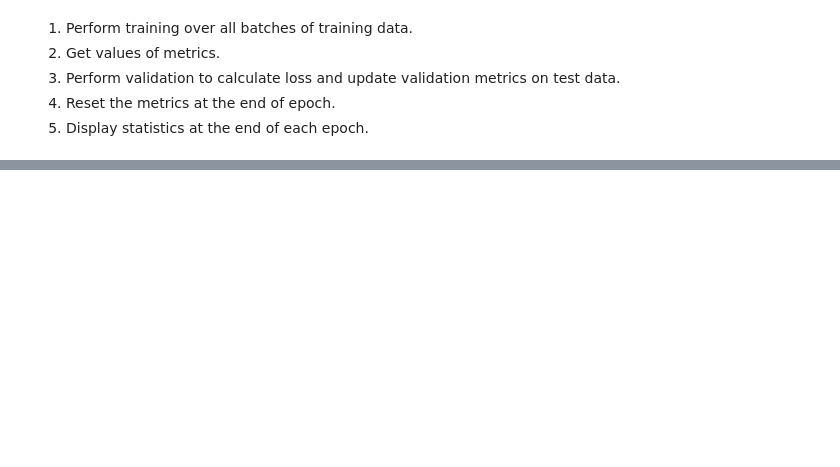
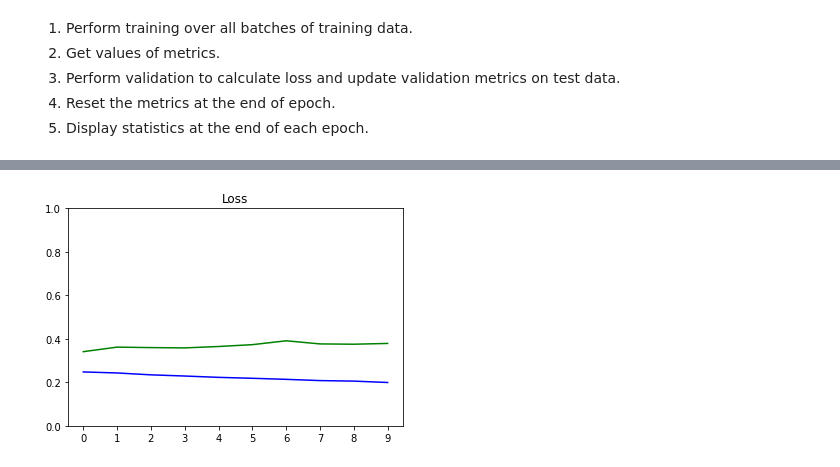
Before and after one commit to brilliant-ember/Machine_learning_notes, a Jupyter notebook: advanced_TF_specialization/course_2_labs/fashion_mnist_custom_training_loops.ipynb, the cells around one changed output, grey strips where cells are left out. Saved outputs shown, nothing was run; the diff lists cells and outputs as text; code cells hidden in the pictures; blank space fills up the shorter version.

```diff
--- a/advanced_TF_specialization/course_2_labs/fashion_mnist_custom_training_loops.ipynb
+++ b/advanced_TF_specialization/course_2_labs/fashion_mnist_custom_training_loops.ipynb
@@ -37,3 +38,10 @@ def format_image(data):
 
 train_data = train_data.map(format_image)
 test_data = test_data.map(format_image)
+# %%
+batch_size = 64
+train_data = train_data.shuffle(buffer_size=1024).batch(batch_size)
+
+# test_data =  test_data.batch(batch_size=batch_size)
+
+train_data
@@ -62,11 +73,16 @@ The core of training is using the model to calculate the current_prediction on s
 You use gradient tape to calculate the gradients and then update the model trainable weights using the optimizer.
 # %%
 def apply_gradient(optimizer, model, x, y):
-    with tf.GradientTape() as t:
+    with tf.GradientTape() as tape:
         current_prediction = model(x)
         loss_val =loss_obj(y_true=y, y_pred= current_prediction)
         # every layer has x trainable parameters and we find the derivative of the loss with respect to each of those trainable weights
+
+
     gradients = tape.gradient(loss_val, model.trainable_weights)
-    optimizer.apply_gradients(zip(gradients, model.trainable_weights)) # every neuron has a weight and a bias so 2 parameters, but when we do the gradient we get two seprate arrays, so the zip() puts them together so the first item in the w gradient and the first item in the b gradient will be zipped together and be applied to be the first model's new trainable param
+    # # every neuron has a weight and a bias so 2 parameters,
+    # but when we do the gradient we get two seprate arrays, so the zip() puts them together so the first item
+    # in the w gradient and the first item in the b gradient will be zipped together and be applied to be the first model's new trainable param
+    optimizer.apply_gradients(zip(gradients, model.trainable_weights))
 
     return current_prediction, loss_val
@@ -73,12 +93,15 @@ def apply_gradient(optimizer, model, x, y):
 # %%
-# one epoch means that we ran through ALL of the batches and saw all the training data and adjusted the weights based on that, and we use `update_state` to update the metrics
+# one epoch means that we ran through ALL of the batches and saw all the training data and adjusted the weights based on that,
+# and we use `update_state` to update the metrics
 
 
 def train_data_for_one_epoch():
-    lossess = []
+    losses = []
     total_num = len(list(enumerate(train_data)))
     progress_bar=tqdm(total=total_num,position=0,leave=True,bar_format='{l_bar}{bar}| {n_fmt}/{total_fmt} ')
     for step, (x_batch_train, y_batch_train) in enumerate(train_data):
+        # pdb.set_trace()
+        # print(x_batch_train.shape)
         prediction, loss_val = apply_gradient(optimizer, model, x_batch_train, y_batch_train)
         losses.append(loss_val)
         train_acc_metric(y_batch_train, prediction)
@@ -105,8 +148,6 @@ def perform_validation():
 4. Reset the metrics at the end of epoch.
 5. Display statistics at the end of each epoch.
 # %%
-model = base_model()
-
 epochs = 10
 epochs_val_losses, epochs_train_losses = [], []
 
@@ -121,7 +162,7 @@ for epoch in range(epochs):
 
     losses_train_mean = np.mean(losses_train)
     losses_val_mean = np.mean(losses_val)
-    epochs_train_losses = np.mean(losses_train_mean)
+    epochs_train_losses.append(losses_train_mean)
     epochs_val_losses.append(losses_val_mean)
 
     print('\n Epoch %s: Train loss: %.4f  Validation Loss: %.4f, Train Accuracy: %.4f, Validation Accuracy %.4f' % (epoch, float(losses_train_mean), float(losses_val_mean), float(train_acc), float(val_acc)))
@@ -135,0 +193,13 @@ InvalidArgumentError: Input tensor must be at least 2D: [64] [Op:BiasAdd]
+# %%
+# evaluate the model
+
+def plot_metrics(train_metric, val_metric, metric_name, title, ylim=5):
+    plt.title(title)
+    plt.ylim(0, ylim)
+    # mticker.MultipleLocator(1) sets a tick for every x integer,so if x=1 distance between each tick is 1
+    plt.gca().xaxis.set_major_locator(mticker.MultipleLocator(1))
+    plt.plot(train_metric,color='blue',label= metric_name)
+    plt.plot(val_metric,color='green', label='val_' + metric_name)
+plot_metrics(epochs_train_losses, epochs_val_losses, "Loss", "Loss", ylim=1.0)
+# %% [output]
+[figure, added]
```
Also changed, not shown: parts of 11 cells of this notebook.
